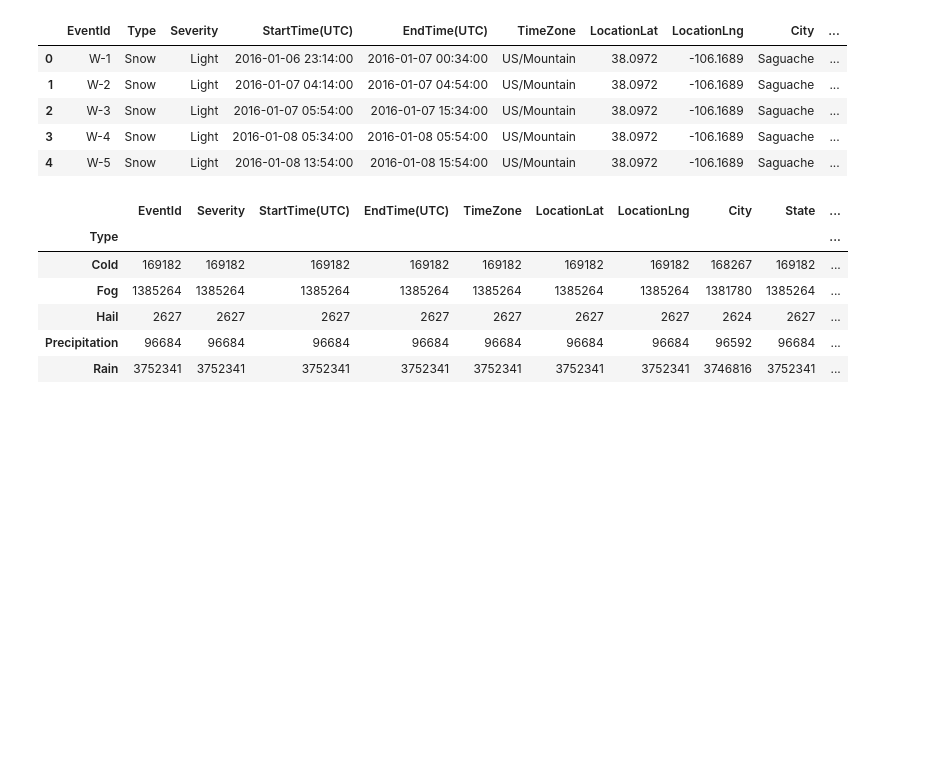
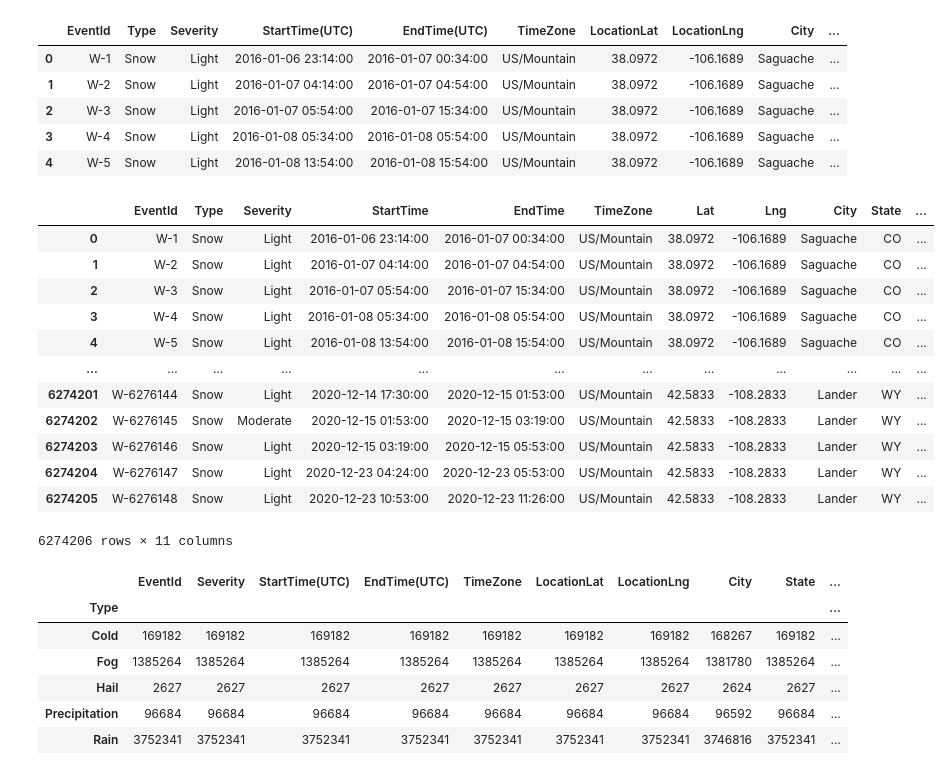
Before and after one commit to Fescamil1/Project3_Group4, a Jupyter notebook: Weather_project3 .ipynb, the cells around one changed output. Drawn from its saved outputs; the diff is of its cells as text; code cells hidden in the pictures; blank space fills up the shorter version.

```diff
--- a/Weather_project3 .ipynb
+++ b/Weather_project3 .ipynb
@@ -69,4 +69,40 @@ df.head()
 | 2 | W-3 | Snow | Light | 2016-01-07 05:54:00 | 2016-01-07 15:34:00 | US/Mountain | 38.0972 | -106.1689 | Saguache | ... |
 | 3 | W-4 | Snow | Light | 2016-01-08 05:34:00 | 2016-01-08 05:54:00 | US/Mountain | 38.0972 | -106.1689 | Saguache | ... |
 | 4 | W-5 | Snow | Light | 2016-01-08 13:54:00 | 2016-01-08 15:54:00 | US/Mountain | 38.0972 | -106.1689 | Saguache | ... |
+# %%
+dict = {"EventId" :"EventId",
+        "Type":"Type",
+        "Severity":"Severity",
+        "StartTime(UTC)": "StartTime",
+        "EndTime(UTC)":"EndTime",
+        "TimeZone": "TimeZone",
+        "LocationLat": "Lat",
+        "LocationLng": "Lng",
+        "City":"City",
+        "State": "State",
+        "Duration": "Duration"
+
+
+       }
+
+# call rename () method
+df.rename(columns=dict,
+          inplace=True)
+
+# print Data frame after rename columns
+df
+# %% [output]
+|  | EventId | Type | Severity | StartTime | EndTime | TimeZone | Lat | Lng | City | State | ... |
+| 0 | W-1 | Snow | Light | 2016-01-06 23:14:00 | 2016-01-07 00:34:00 | US/Mountain | 38.0972 | -106.1689 | Saguache | CO | ... |
+| 1 | W-2 | Snow | Light | 2016-01-07 04:14:00 | 2016-01-07 04:54:00 | US/Mountain | 38.0972 | -106.1689 | Saguache | CO | ... |
+| 2 | W-3 | Snow | Light | 2016-01-07 05:54:00 | 2016-01-07 15:34:00 | US/Mountain | 38.0972 | -106.1689 | Saguache | CO | ... |
+| 3 | W-4 | Snow | Light | 2016-01-08 05:34:00 | 2016-01-08 05:54:00 | US/Mountain | 38.0972 | -106.1689 | Saguache | CO | ... |
+| 4 | W-5 | Snow | Light | 2016-01-08 13:54:00 | 2016-01-08 15:54:00 | US/Mountain | 38.0972 | -106.1689 | Saguache | CO | ... |
+| ... | ... | ... | ... | ... | ... | ... | ... | ... | ... | ... | ... |
+| 6274201 | W-6276144 | Snow | Light | 2020-12-14 17:30:00 | 2020-12-15 01:53:00 | US/Mountain | 42.5833 | -108.2833 | Lander | WY | ... |
+| 6274202 | W-6276145 | Snow | Moderate | 2020-12-15 01:53:00 | 2020-12-15 03:19:00 | US/Mountain | 42.5833 | -108.2833 | Lander | WY | ... |
+| 6274203 | W-6276146 | Snow | Light | 2020-12-15 03:19:00 | 2020-12-15 05:53:00 | US/Mountain | 42.5833 | -108.2833 | Lander | WY | ... |
+| 6274204 | W-6276147 | Snow | Light | 2020-12-23 04:24:00 | 2020-12-23 05:53:00 | US/Mountain | 42.5833 | -108.2833 | Lander | WY | ... |
+| 6274205 | W-6276148 | Snow | Light | 2020-12-23 10:53:00 | 2020-12-23 11:26:00 | US/Mountain | 42.5833 | -108.2833 | Lander | WY | ... |
+6274206 rows × 11 columns
 # %%
```
Also changed, not shown: parts of 3 cells of this notebook.
